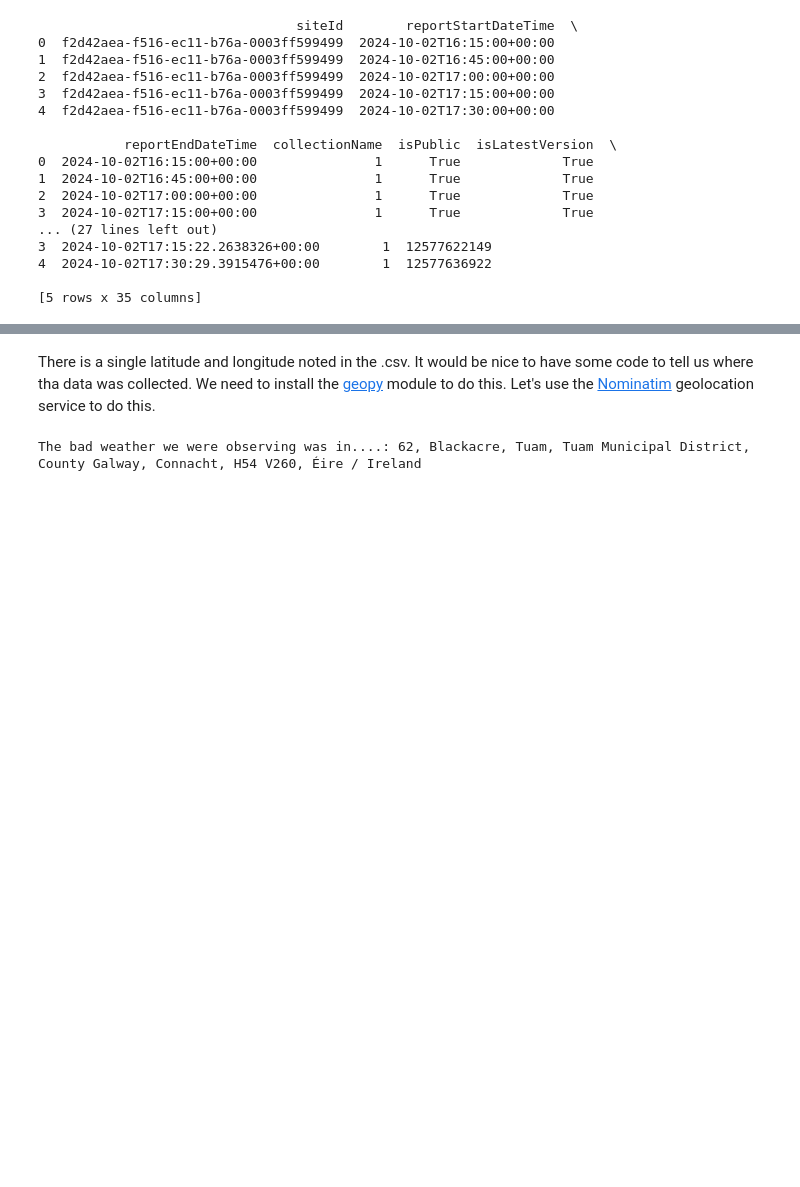
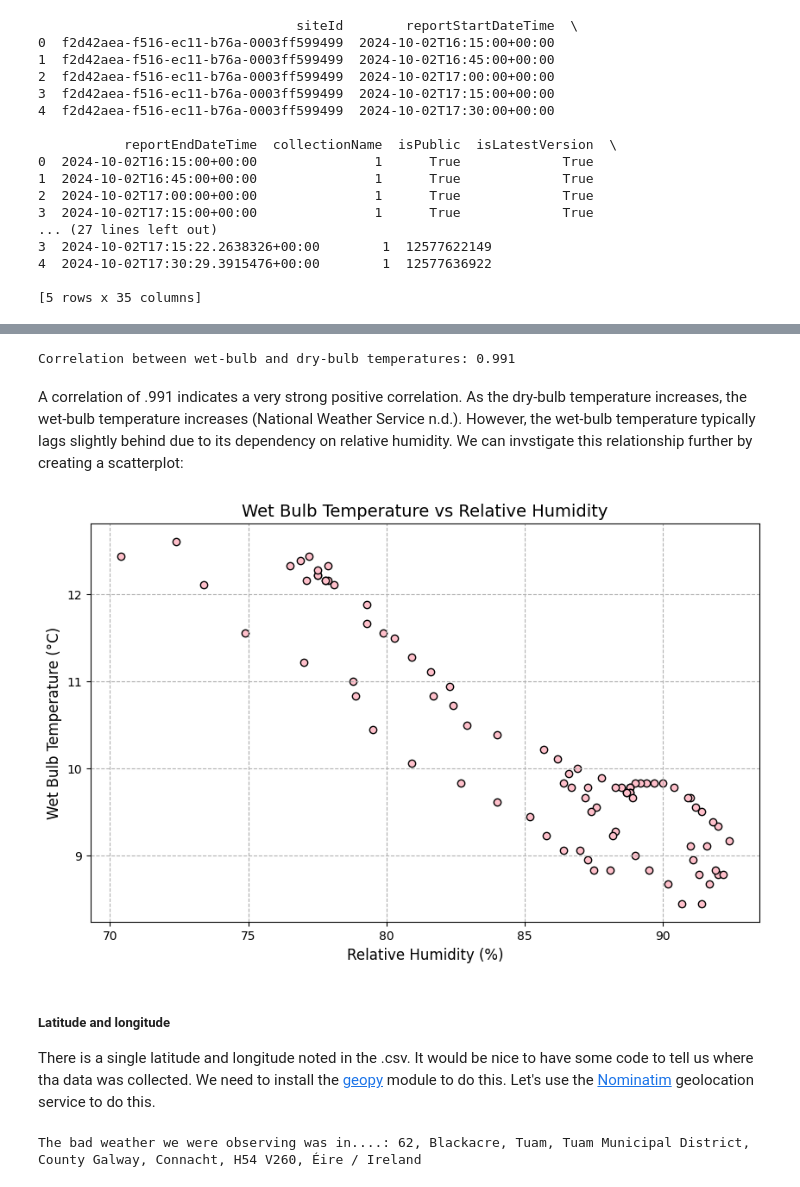
Before and after one commit to miriamroddy/PFDA, a Jupyter notebook: Assignments/assignment2-weather.ipynb, the cells around one changed output, grey strips where cells are left out. Cells and saved outputs as stored; diff of their text form; code cells hidden in the pictures; blank space fills up the shorter version.

```diff
--- a/Assignments/assignment2-weather.ipynb
+++ b/Assignments/assignment2-weather.ipynb
@@ -83,4 +86,28 @@ plt.show()
+# %%
+
+# Calculate correlation and print the result
+correlation = data['wetBulbTemperature_Celsius'].corr(data['dryBulbTemperature_Celsius'])
+print(f"The correlation between wet-bulb and dry-bulb temperatures is: {correlation:.3f}")
+# %% [output]
+Correlation between wet-bulb and dry-bulb temperatures: 0.991
+# %% [markdown]
+A correlation of .991 indicates a very strong positive correlation. As the dry-bulb temperature increases, the wet-bulb temperature increases (National Weather Service n.d.). However, the wet-bulb temperature typically lags slightly behind due to its dependency on relative humidity. We can invstigate this relationship further by creating a scatterplot:
+# %%
+
+# Plotting Wet Bulb Temperature vs Relative Humidity
+# https://matplotlib.org/stable/api/_as_gen/matplotlib.pyplot.scatter.html
+
+plt.figure(figsize=(10, 6))
+plt.scatter(data['relativeHumidity'], data['wetBulbTemperature_Celsius'], color='pink', edgecolor='black')
+plt.title('Wet Bulb Temperature vs Relative Humidity', fontsize=14)
+plt.xlabel('Relative Humidity (%)', fontsize=12)
+plt.ylabel('Wet Bulb Temperature (°C)', fontsize=12)
+plt.grid(True, linestyle='--')
+plt.show()
+# %% [output]
+[figure, added]
 # %% [markdown]
+##### Latitude and longitude
 There is a single latitude and longitude noted in the .csv. It would be nice to have some code to tell us where tha data was collected. We need to install the [geopy](https://geopy.readthedocs.io/en/stable/) module to do this. Let's use the [Nominatim](https://gis.stackexchange.com/questions/293615/user-agent-argument-in-nominatim-in-geopy) geolocation service to do this.
 # %%
 from geopy.geocoders import Nominatim
```
Also changed, not shown: parts of 10 cells of this notebook, 1 other file.
